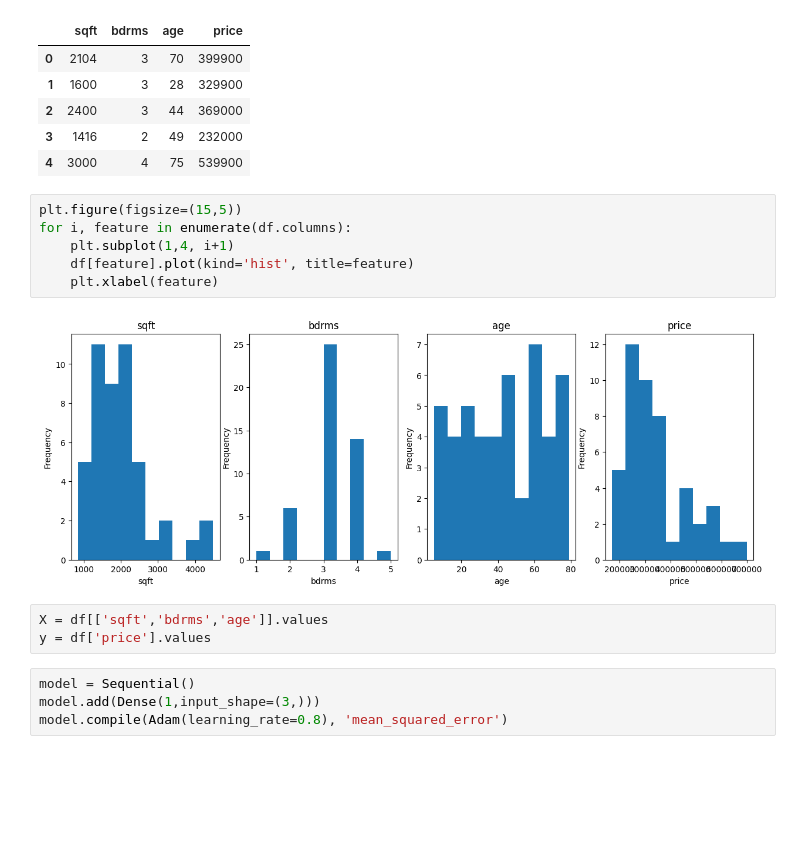
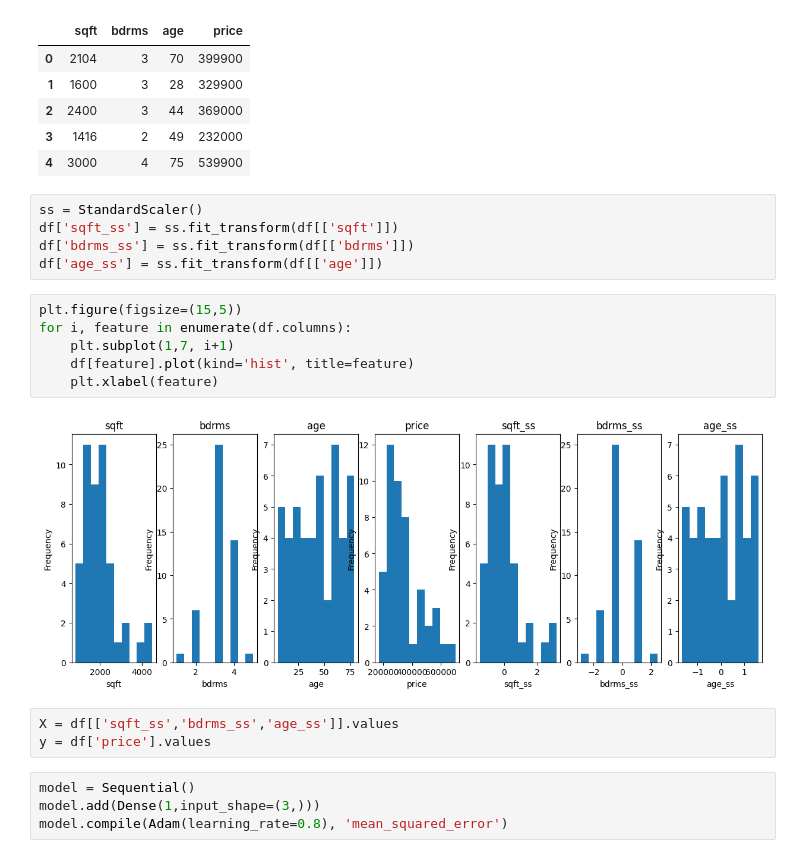
Before and after one commit to tcampbell90/zero_to_deep_learning_video, a Jupyter notebook: exercises/tc_exercise_3.ipynb, the cells around one changed output. Saved outputs shown, nothing was run; the diff lists cells and outputs as text; blank space fills up the shorter version.

Commit message:
+ standard scaler , improved R2

```diff
--- a/exercises/tc_exercise_3.ipynb
+++ b/exercises/tc_exercise_3.ipynb
@@ -64,16 +65,21 @@ df.head()
 | 2 | 2400 | 3 | 44 | 369000 |
 | 3 | 1416 | 2 | 49 | 232000 |
 | 4 | 3000 | 4 | 75 | 539900 |
+# %%
+ss = StandardScaler()
+df['sqft_ss'] = ss.fit_transform(df[['sqft']])
+df['bdrms_ss'] = ss.fit_transform(df[['bdrms']])
+df['age_ss'] = ss.fit_transform(df[['age']])
 # %%
 plt.figure(figsize=(15,5))
 for i, feature in enumerate(df.columns):
-    plt.subplot(1,4, i+1)
+    plt.subplot(1,7, i+1)
     df[feature].plot(kind='hist', title=feature)
     plt.xlabel(feature)
 # %% [output]
-[figure, old version]
+[figure, new version]
 # %%
-X = df[['sqft','bdrms','age']].values
+X = df[['sqft_ss','bdrms_ss','age_ss']].values
 y = df['price'].values
 # %%
 model = Sequential()
```
Also changed, not shown: parts of 5 cells of this notebook.
